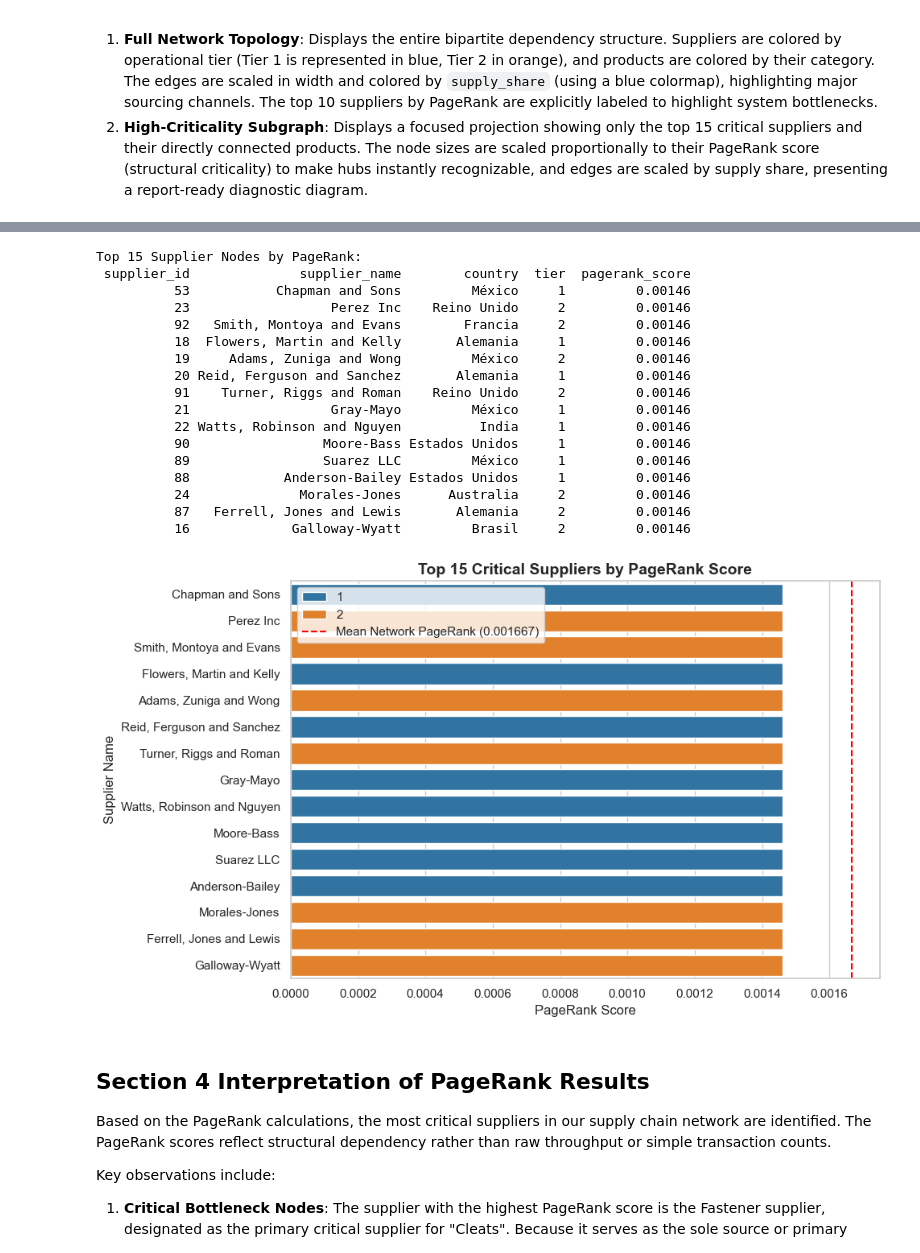
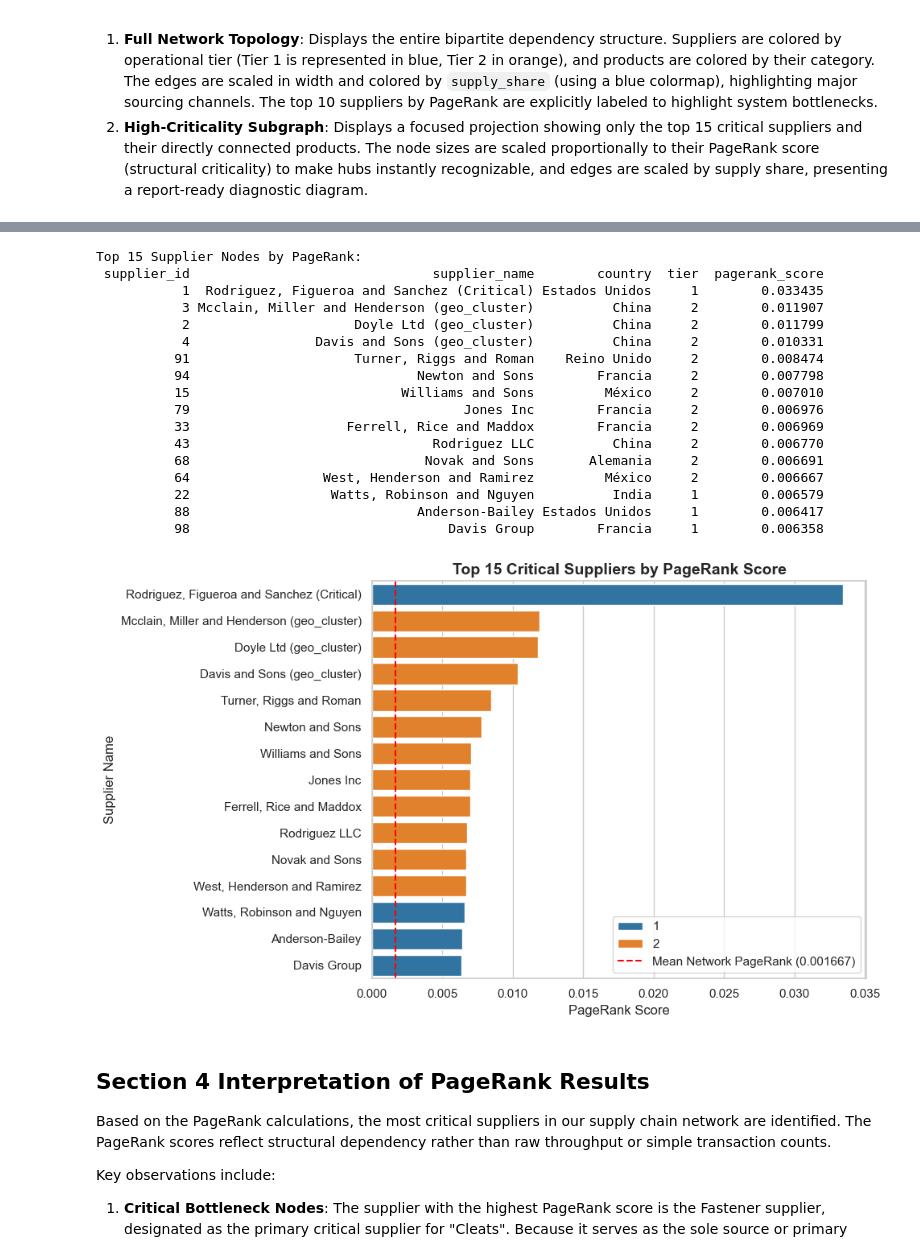
Before and after one commit to Janhwhy/supply-chain-shock-simulator, a Jupyter notebook: notebooks/02_graph_construction.ipynb, the cells around one changed output, grey strips where cells are left out. Cells and saved outputs as stored; diff of their text form; code cells hidden in the pictures.

```diff
--- a/notebooks/02_graph_construction.ipynb
+++ b/notebooks/02_graph_construction.ipynb
@@ -251,6 +258,8 @@ For our directed supplier-to-product network, PageRank naturally flows along the
 # %%
-# Compute PageRank
-df_pr = compute_pagerank(G, alpha=0.85)
+# Compute PageRank on the reversed graph (Product -> Supplier direction)
+# so that product criticality flows back to the suppliers that serve them.
+G_rev = G.reverse()
+df_pr = compute_pagerank(G_rev, alpha=0.85)
 
 # Merge with supplier metadata to display details nicely
 df_pr_sups = df_pr[df_pr['node_type'] == 'supplier'].copy()
@@ -261,50 +270,50 @@ df_pr_sups_enriched = df_pr_sups.merge(df_suppliers[['supplier_id', 'supplier_na
 print("Top 15 Supplier Nodes by PageRank:")
 print(df_pr_sups_enriched.head(15)[['supplier_id', 'supplier_name', 'country', 'tier', 'pagerank_score']].to_string(index=False))
 
 # Plot a horizontal bar chart of the top 15 suppliers by PageRank score, coloured by tier
 plt.figure(figsize=(10, 6))
 top_15 = df_pr_sups_enriched.head(15)
 tier_colors = {1: '#1f77b4', 2: '#ff7f0e'}
 
 # Plot
 sns.barplot(
     x='pagerank_score',
     y='supplier_name',
     hue='tier',
     data=top_15,
     palette=tier_colors,
     dodge=False
 )
 
 # Add vertical line showing the mean PageRank score of the entire network
 mean_pr_network = df_pr['pagerank_score'].mean()
 plt.axvline(x=mean_pr_network, color='red', linestyle='--', label=f'Mean Network PageRank ({mean_pr_network:.6f})')
 
 plt.title("Top 15 Critical Suppliers by PageRank Score", fontsize=14, fontweight='bold')
 plt.xlabel("PageRank Score", fontsize=12)
 plt.ylabel("Supplier Name", fontsize=12)
 plt.legend()
 plt.tight_layout()
 plt.show()
 # %% [output]
 Top 15 Supplier Nodes by PageRank:
- supplier_id              supplier_name        country  tier  pagerank_score
-          53           Chapman and Sons         México     1         0.00146
-          23                  Perez Inc    Reino Unido     2         0.00146
-          92   Smith, Montoya and Evans        Francia     2         0.00146
-          18  Flowers, Martin and Kelly       Alemania     1         0.00146
-          19     Adams, Zuniga and Wong         México     2         0.00146
-          20 Reid, Ferguson and Sanchez       Alemania     1         0.00146
-          91    Turner, Riggs and Roman    Reino Unido     2         0.00146
-          21                  Gray-Mayo         México     1         0.00146
-          22 Watts, Robinson and Nguyen          India     1         0.00146
-          90                 Moore-Bass Estados Unidos     1         0.00146
-          89                 Suarez LLC         México     1         0.00146
-          88            Anderson-Bailey Estados Unidos     1         0.00146
-          24              Morales-Jones      Australia     2         0.00146
-          87   Ferrell, Jones and Lewis       Alemania     2         0.00146
-          16             Galloway-Wyatt         Brasil     2         0.00146
+ supplier_id                               supplier_name        country  tier  pagerank_score
+           1  Rodriguez, Figueroa and Sanchez (Critical) Estados Unidos     1        0.033435
+           3 Mcclain, Miller and Henderson (geo_cluster)          China     2        0.011907
+           2                     Doyle Ltd (geo_cluster)          China     2        0.011799
+           4                Davis and Sons (geo_cluster)          China     2        0.010331
+          91                     Turner, Riggs and Roman    Reino Unido     2        0.008474
+          94                             Newton and Sons        Francia     2        0.007798
+          15                           Williams and Sons         México     2        0.007010
+          79                                   Jones Inc        Francia     2        0.006976
+          33                    Ferrell, Rice and Maddox        Francia     2        0.006969
+          43                               Rodriguez LLC          China     2        0.006770
+          68                              Novak and Sons       Alemania     2        0.006691
+          64                 West, Henderson and Ramirez         México     2        0.006667
+          22                  Watts, Robinson and Nguyen          India     1        0.006579
+          88                             Anderson-Bailey Estados Unidos     1        0.006417
+          98                                 Davis Group        Francia     1        0.006358
-[figure, old version]
+[figure, new version]
 # %% [markdown]
 ## Section 4 Interpretation of PageRank Results
 
```
Also changed, not shown: parts of 5 cells of this notebook.
